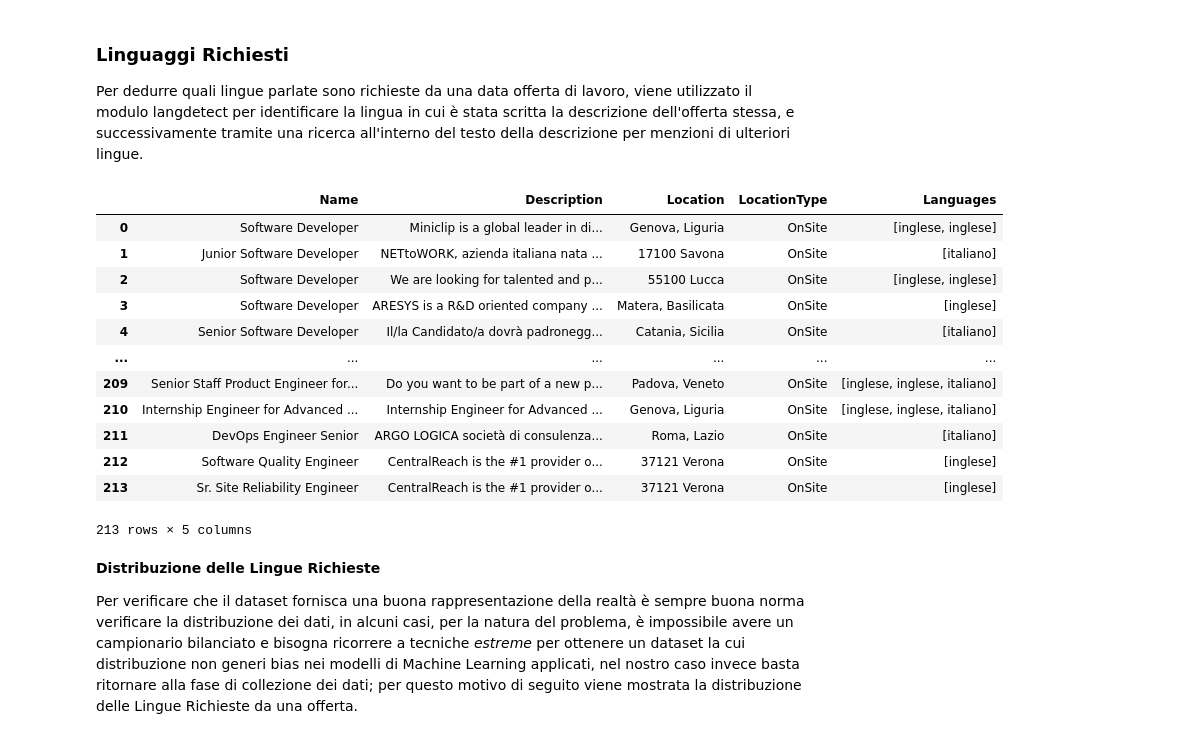
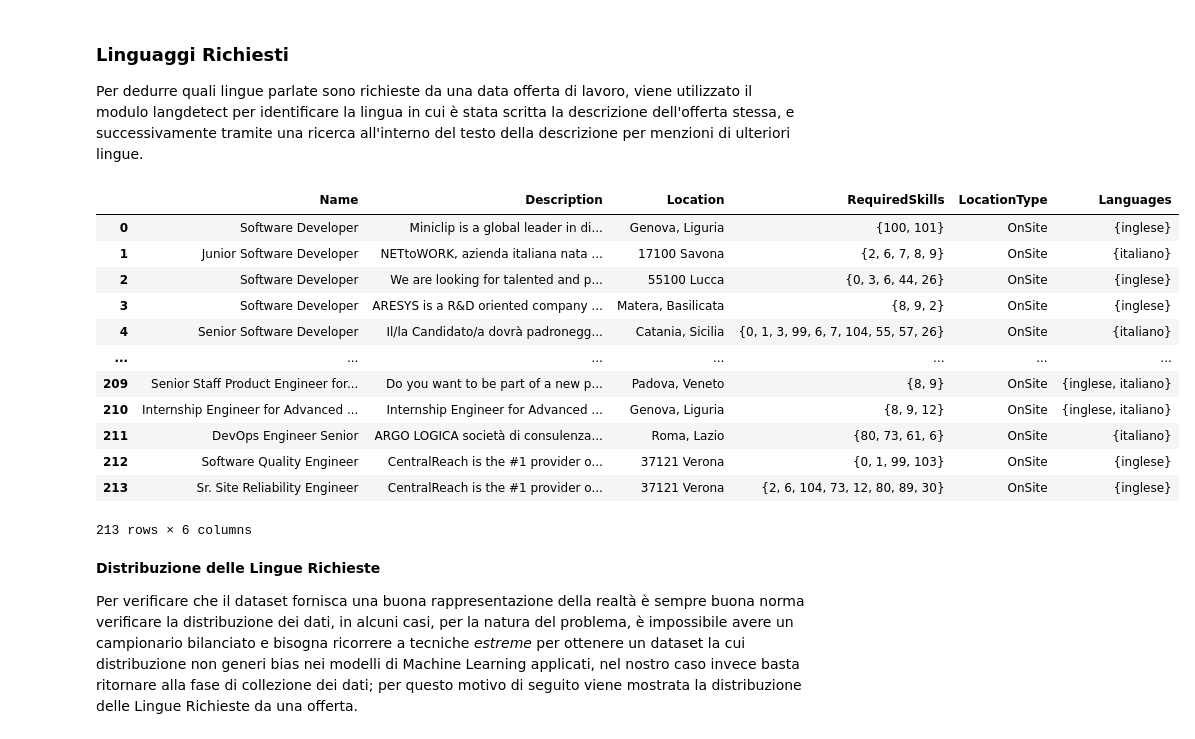
Before and after one commit to antoninoLorenzo/RecommenderSystem_TC, a Jupyter notebook: demo/notebooks/offers.ipynb, the cells around one changed output. Saved outputs shown, nothing was run; the diff lists cells and outputs as text; code cells hidden in the pictures.

Commit message:
Storage di RequiredSkills come id per risparmio mem

```diff
--- a/demo/notebooks/offers.ipynb
+++ b/demo/notebooks/offers.ipynb
@@ -165,6 +167,32 @@ def extract_symbols(description: str, available_symbols: list) -> set:
 # %%
 # Get Skill list
 skills_list = [skill.lower() for skill in skills_frame['SKILL'].tolist()]
+
+def translate_skills(skills: set, toId = False) -> set:
+    if toId:
+        return skill_to_id(skills)
+    else:
+        return id_to_skill(skills)
+
+def id_to_skill(skills: set[int]) -> set[str]:
+    out = set()
+    for skill in skills:
+        out.add(skills_frame.loc[skill, 'SKILL'])
+
+    return out
+
+def skill_to_id(skills: set[str]) -> set[int]:
+    out = set()
+    for skill in skills:
+        out.add(
+            list(
+                skills_frame.loc[
+                    skills_frame['SKILL'].apply(lambda val: val.lower()) == skill.lower()
+                ].index
+            )[0]
+        )
+
+    return out
 
 # Symbols to remove
 punct = [p for p in punctuation]
@@ -185,20 +213,28 @@ removal['.'] = ' .'
 with_no_skills = 0
 
 required_skills_tmp = [] # used for the skill analysis section below
+required_skills_id = [] # used for storing required skill IDs in the dataframe
 
 for i, offer_description in enumerate(offers_frame.loc[:, 'Description']):
     desc = remove_symbols(offer_description, removal)
     offer_skills = extract_symbols(desc, skills_list)
     if not offer_skills:
         with_no_skills += 1
+        required_skills_id.append(np.NaN)
         # print(f'\n{i}: No Skills')
         # print(offer_description)
     else:
         # print(f'{i}: {offer_skills}')
         # offers_frame.loc[i, "RequiredSkills"] = ', '.join(offer_skills)
         required_skills_tmp.append(offer_skills)
+        required_skills_id.append(
+            translate_skills(offer_skills, toId=True)
+        )
 
+offers_frame.loc[:, 'RequiredSkills'] = required_skills_id
 print(f'There are {with_no_skills} Offers with no skills available')
+
+offers_frame
 # offers_frame
 # %% [output]
 There are 47 Offers with no skills available
@@ -260,47 +309,48 @@ Per dedurre quali lingue parlate sono richieste da una data offerta di lavoro, v
 # %%
 from langdetect import detect
 offers_langs = []
 remove_map = {p:'' for p in punctuation}
 supported_langs = ['italiano', 'inglese', 'italian', 'english']
 eqs = [('italiano', 'italian'), ('inglese', 'english')]
 
 for desc in offers_frame.Description:
     lang = detect(desc)
     if lang == 'it':
         lang = 'italiano'
     elif lang == 'en':
         lang = 'inglese'
 
     desc = remove_symbols(desc, remove_map)
     found = extract_symbols(desc, supported_langs)
-    found.add(lang)
+
     found = list(found)
-
     for i, l in enumerate(found):
         for e in eqs:
             if l in e:
                 found[i] = e[0]
                 break
 
+    found = set(found)
+    found.add(lang)
     offers_langs.append(found)
 
 offers_frame.loc[:, "Languages"] = offers_langs
 
 offers_frame
 # %% [output]
-|  | Name | Description | Location | LocationType | Languages |
-| 0 | Software Developer | Miniclip is a global leader in di... | Genova, Liguria | OnSite | [inglese, inglese] |
-| 1 | Junior Software Developer | NETtoWORK, azienda italiana nata ... | 17100 Savona | OnSite | [italiano] |
-| 2 | Software Developer | We are looking for talented and p... | 55100 Lucca | OnSite | [inglese, inglese] |
-| 3 | Software Developer | ARESYS is a R&D oriented company ... | Matera, Basilicata | OnSite | [inglese] |
-| 4 | Senior Software Developer | Il/la Candidato/a dovrà padronegg... | Catania, Sicilia | OnSite | [italiano] |
-| ... | ... | ... | ... | ... | ... |
-| 209 | Senior Staff Product Engineer for... | Do you want to be part of a new p... | Padova, Veneto | OnSite | [inglese, inglese, italiano] |
-| 210 | Internship Engineer for Advanced ... | Internship Engineer for Advanced ... | Genova, Liguria | OnSite | [inglese, inglese, italiano] |
-| 211 | DevOps Engineer Senior | ARGO LOGICA società di consulenza... | Roma, Lazio | OnSite | [italiano] |
-| 212 | Software Quality Engineer | CentralReach is the #1 provider o... | 37121 Verona | OnSite | [inglese] |
-| 213 | Sr. Site Reliability Engineer | CentralReach is the #1 provider o... | 37121 Verona | OnSite | [inglese] |
+|  | Name | Description | Location | RequiredSkills | LocationType | Languages |
+| 0 | Software Developer | Miniclip is a global leader in di... | Genova, Liguria | {100, 101} | OnSite | {inglese} |
+| 1 | Junior Software Developer | NETtoWORK, azienda italiana nata ... | 17100 Savona | {2, 6, 7, 8, 9} | OnSite | {italiano} |
+| 2 | Software Developer | We are looking for talented and p... | 55100 Lucca | {0, 3, 6, 44, 26} | OnSite | {inglese} |
+| 3 | Software Developer | ARESYS is a R&D oriented company ... | Matera, Basilicata | {8, 9, 2} | OnSite | {inglese} |
+| 4 | Senior Software Developer | Il/la Candidato/a dovrà padronegg... | Catania, Sicilia | {0, 1, 3, 99, 6, 7, 104, 55, 57, 26} | OnSite | {italiano} |
+| ... | ... | ... | ... | ... | ... | ... |
+| 209 | Senior Staff Product Engineer for... | Do you want to be part of a new p... | Padova, Veneto | {8, 9} | OnSite | {inglese, italiano} |
+| 210 | Internship Engineer for Advanced ... | Internship Engineer for Advanced ... | Genova, Liguria | {8, 9, 12} | OnSite | {inglese, italiano} |
+| 211 | DevOps Engineer Senior | ARGO LOGICA società di consulenza... | Roma, Lazio | {80, 73, 61, 6} | OnSite | {italiano} |
+| 212 | Software Quality Engineer | CentralReach is the #1 provider o... | 37121 Verona | {0, 1, 99, 103} | OnSite | {inglese} |
+| 213 | Sr. Site Reliability Engineer | CentralReach is the #1 provider o... | 37121 Verona | {2, 6, 104, 73, 12, 80, 89, 30} | OnSite | {inglese} |
-213 rows × 5 columns
+213 rows × 6 columns
 # %% [markdown]
 **Distribuzione delle Lingue Richieste**
 
```
Also changed, not shown: parts of 4 cells of this notebook, 1 other file.
